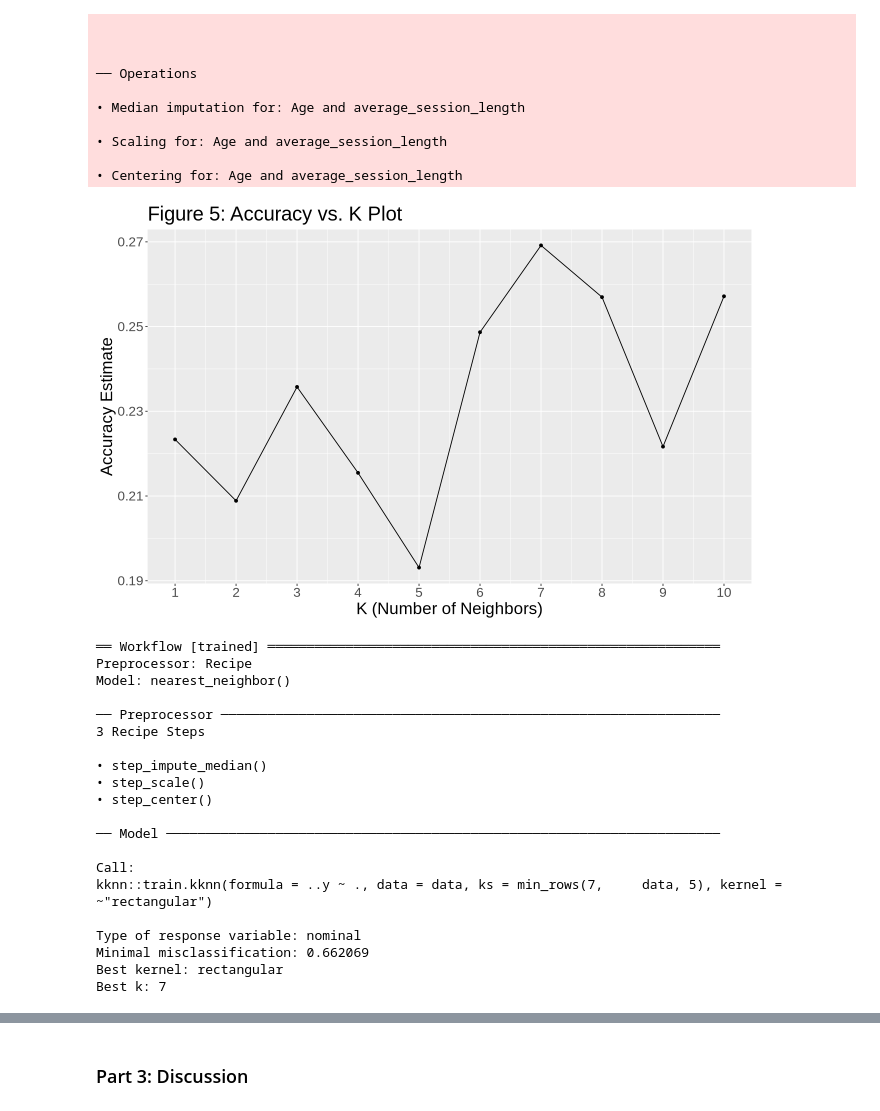
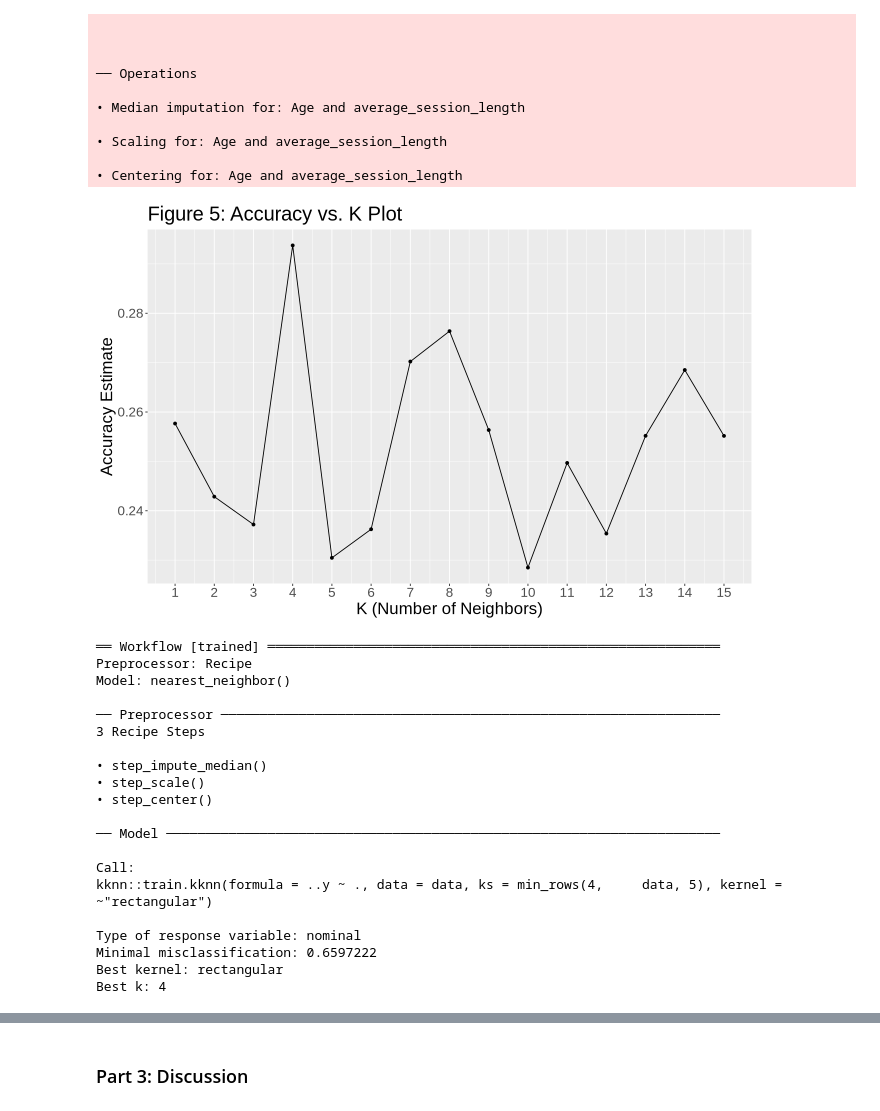
Before and after one commit to vckytn22/DSCI-100-Final-Report-Group-Project-004-27-, a Jupyter notebook: final_report_004_27.ipynb, the cells around one changed output, grey strips where cells are left out. Cells and saved outputs as stored; diff of their text form; code cells hidden in the pictures.

Commit message:
Experimented with different seed values after dropping NA values from original dataset.
The new best k value is 4, with an estimated accuracy of 34%.

```diff
--- a/final_report_004_27.ipynb
+++ b/final_report_004_27.ipynb
@@ -83,7 +65,7 @@ This report explores the relations between the attributes of Minecraft players a
 The datasets, `players_data` and `sessions_data`, have been loaded into R below. K-Nearest Neighbors (KNN) classification will be used to predict the target categorical variable, `experience`, with two known numerical predictors, `Age` and `average_session_length`.
 # %%
 url_players <- "https://raw.githubusercontent.com/vckytn22/DSCI-100-Final-Report-Group-Project-004-27-/refs/heads/main/players.csv"
-players_data <- read_csv(url_players)
+players_data <- read_csv(url_players) |> drop_na()
 head(players_data)
 # %% [output]
 Rows: 196 Columns: 7
@@ -106,7 +88,7 @@ A tibble: 6 × 7
 | Amateur | TRUE | f58aad5996a435f16b0284a3b267f973f... | 0.0 | Adrian | Female | 17 |
 # %%
 url_sessions <- "https://raw.githubusercontent.com/vckytn22/DSCI-100-Final-Report-Group-Project-004-27-/refs/heads/main/sessions.csv"
-sessions_data <- read_csv(url_sessions)
+sessions_data <- read_csv(url_sessions) |> drop_na()
 head(sessions_data)
 # %% [output]
 Rows: 1535 Columns: 5
@@ -299,7 +285,7 @@ predictor: 2
 
 • Centering for: Age and average_session_length
 # %%
-set.seed(2020)
+set.seed(2542)
 
 experience_knn_tune <- nearest_neighbor(weight_func = "rectangular", neighbors = tune()) |>
       set_engine("kknn") |>
@@ -307,5 +293,5 @@ experience_knn_tune <- nearest_neighbor(weight_func = "rectangular", neighbors =
 
 experience_vfold <- vfold_cv(experience_training, v = 5, strata = experience)
 
-k_vals <- tibble(neighbors = seq(from = 1, to = 10, by = 1))
+k_vals <- tibble(neighbors = seq(from = 1, to = 15, by = 1))
 # %%
@@ -317,26 +303,26 @@ knn_results <- workflow() |>
   tune_grid(resamples = experience_vfold, grid = k_vals) |>
   collect_metrics()
 # %%
-set.seed(2020)
+set.seed(2542)
 
 k_accuracies <- knn_results |>
     filter(.metric == "accuracy")
 
 cross_val_plot <- k_accuracies |>
     ggplot(aes(x = neighbors, y = mean)) +
     geom_point() +
     geom_line() +
     labs(x = "K (Number of Neighbors)", y = "Accuracy Estimate") +
-    scale_x_continuous(breaks = seq(0, 10, by = 1)) +
+    scale_x_continuous(breaks = seq(0, 15, by = 1)) +
     ggtitle("Figure 5: Accuracy vs. K Plot") +
     theme(text = element_text(size = 20))
 cross_val_plot
 # %% [output]
-[figure, old version]
+[figure, new version]
 # %%
-set.seed(2020)
+set.seed(2542)
 
-experience_best_spec <- nearest_neighbor(weight_func = "rectangular", neighbors = 7) |>
+experience_best_spec <- nearest_neighbor(weight_func = "rectangular", neighbors = 4) |>
                 set_engine("kknn") |>
                 set_mode("classification")
 
@@ -360,10 +346,10 @@ Model: nearest_neighbor()
 ── Model ───────────────────────────────────────────────────────────────────────
 
 Call:
-kknn::train.kknn(formula = ..y ~ ., data = data, ks = min_rows(7,     data, 5), kernel = ~"rectangular")
+kknn::train.kknn(formula = ..y ~ ., data = data, ks = min_rows(4,     data, 5), kernel = ~"rectangular")
 
 Type of response variable: nominal
-Minimal misclassification: 0.662069
+Minimal misclassification: 0.6597222
 Best kernel: rectangular
-Best k: 7
+Best k: 4
 # %%
```
Also changed, not shown: parts of 17 cells of this notebook.
